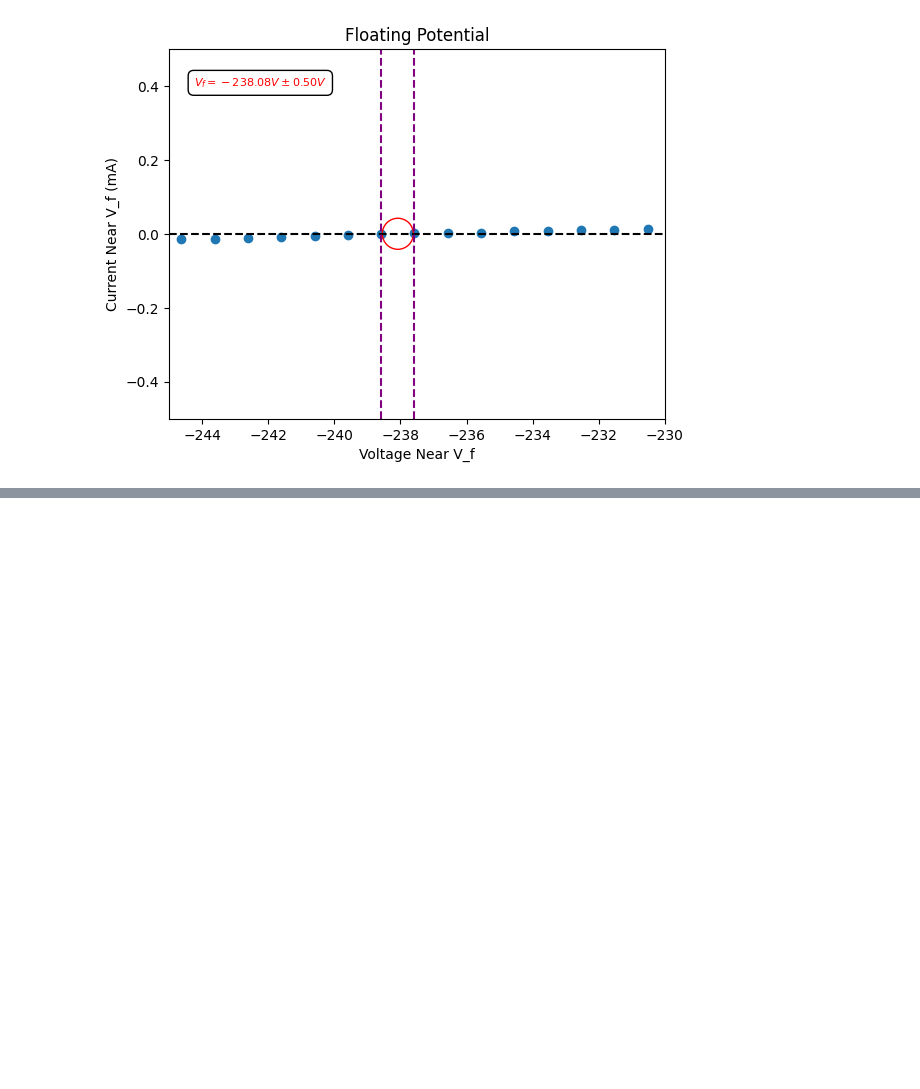
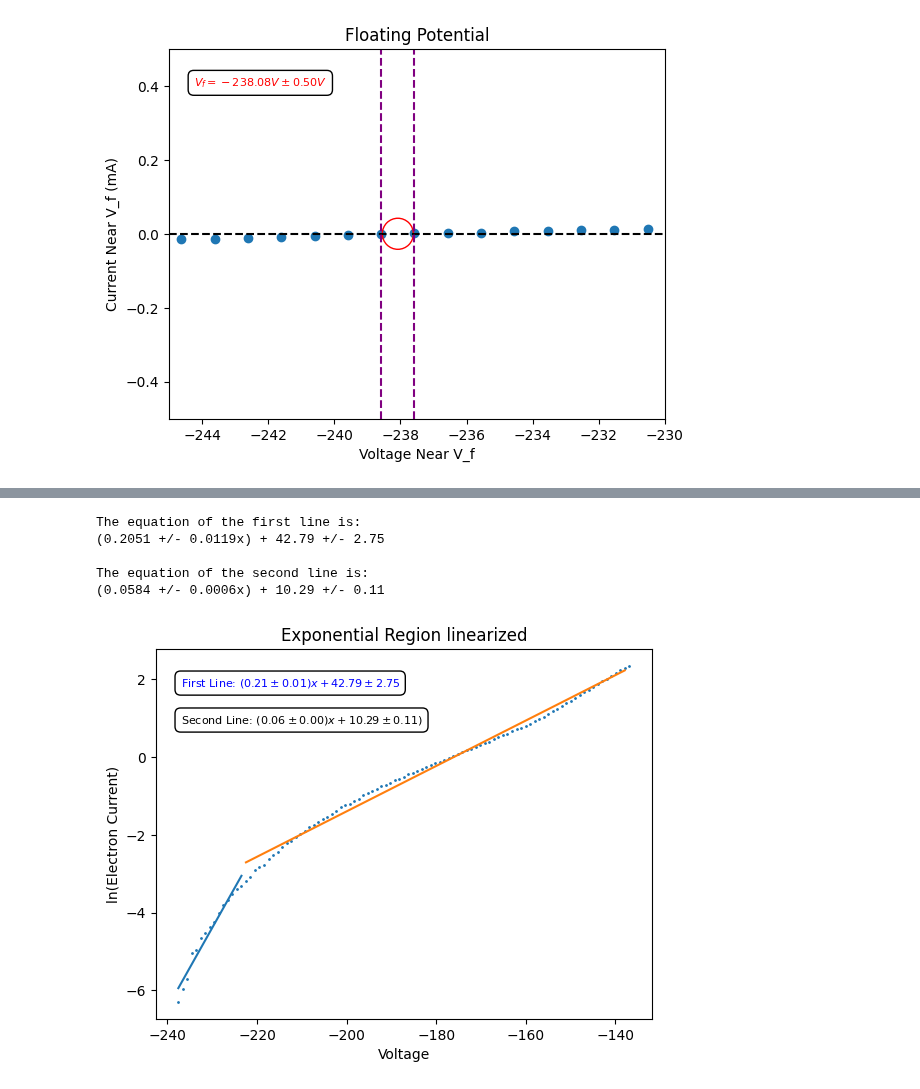
Before and after one commit to maraMaraschino/Adv-Lab, a Jupyter notebook: Langmuir Probe Experiment/langmuir_probe.ipynb, the cells around one changed output, grey strips where cells are left out. Saved outputs shown, nothing was run; the diff lists cells and outputs as text; code cells hidden in the pictures; blank space fills up the shorter version.

Commit message:
Found electron temperature

```diff
--- a/Langmuir Probe Experiment/langmuir_probe.ipynb
+++ b/Langmuir Probe Experiment/langmuir_probe.ipynb
@@ -227,2 +217,58 @@ Slope of the second region is: 0.05535156492890565
+# %%
+from scipy.stats import linregress, norm
+
+exponential_region_x = x_avg[13:114]
+exponential_region_y = y_avg[13:114]
+
+linear_region_y = np.log(exponential_region_y)
+
+# Changed for readability
+result_1 = linregress(exponential_region_x[0:15], linear_region_y[0:15])
+slope_1 = result_1.slope
+intercept_1 = result_1.intercept
+slope_err_1 = result_1.stderr
+int_err_1 = result_1.intercept_stderr
+print(f'The equation of the first line is:\n({slope_1:.4f} +/- {slope_err_1:.4f}x) + {intercept_1:.2f} +/- {int_err_1:.2f}\n')
+equation_text = f'First Line: $({slope_1:.2f} \pm {slope_err_1:.2f})x + {intercept_1:.2f} \pm {int_err_1:.2f}$'
+lin_fit_y_1 = slope_1 * exponential_region_x[0:15] + intercept_1
+
+result_2 = linregress(exponential_region_x[15:-1], linear_region_y[15:-1])
+slope_2 = result_2.slope
+intercept_2 = result_2.intercept
+slope_err_2 = result_2.stderr
+int_err_2 = result_2.intercept_stderr
+print(f'The equation of the second line is:\n({slope_2:.4f} +/- {slope_err_2:.4f}x) + {intercept_2:.2f} +/- {int_err_2:.2f}\n')
+equation_text_2 = f'Second Line: $({slope_2:.2f} \pm {slope_err_2:.2f})x + {intercept_2:.2f} \pm {int_err_2:.2f})$'
+lin_fit_y_2 = slope_2* exponential_region_x[15:-1] + intercept_2
+
+full_line = linregress(exponential_region_x, linear_region_y)
+full_slope = full_line.slope
+full_intercept = full_line.intercept
+full_slope_err = full_line.stderr
+full_int_err = full_line.intercept_stderr
+#print(f'A line fit to the full exponential region has the equation:')
+#print(f'{full_slope:.4f} +/- {full_slope_err:.4f})x + {full_intercept:.2f} +/- {full_int_err:.2f}')
+full_fit = full_slope * exponential_region_x + full_intercept
+
+plt.plot(exponential_region_x[0:15], lin_fit_y_1)
+plt.plot(exponential_region_x[15:-1], lin_fit_y_2)
+#plt.plot(exponential_region_x, full_fit)
+plt.scatter(exponential_region_x, linear_region_y, s=1)
+plt.text(0.05, 0.9, equation_text, transform=plt.gca().transAxes, fontsize=8,
+         color="blue", bbox=dict(facecolor='white', edgecolor='black', boxstyle='round,pad=0.5'))
+plt.text(0.05, 0.8, equation_text_2, transform=plt.gca().transAxes, fontsize=8,
+         color="black", bbox=dict(facecolor='white', edgecolor='black', boxstyle='round,pad=0.5'))
+plt.title('Exponential Region linearized')
+plt.xlabel('Voltage')
+plt.ylabel('ln(Electron Current)')
+plt.savefig("Slope_Exp_Region.png")
+plt.show()
+# %% [output]
+The equation of the first line is:
+(0.2051 +/- 0.0119x) + 42.79 +/- 2.75
+
+The equation of the second line is:
+(0.0584 +/- 0.0006x) + 10.29 +/- 0.11
+[figure, added]
 # %%
 # Finding the electron saturation region
```
Also changed, not shown: parts of 7 cells of this notebook, 7 other files.
